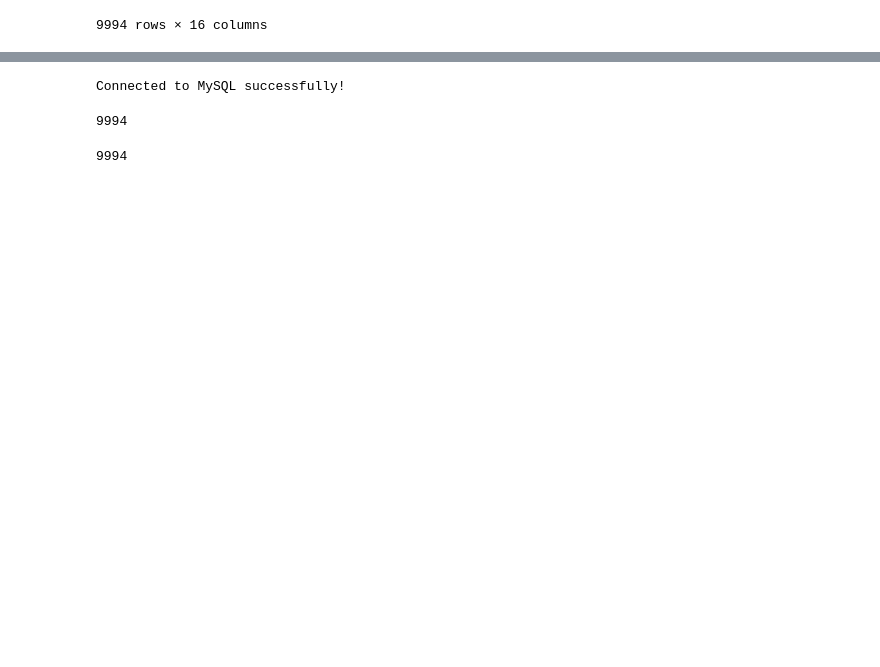
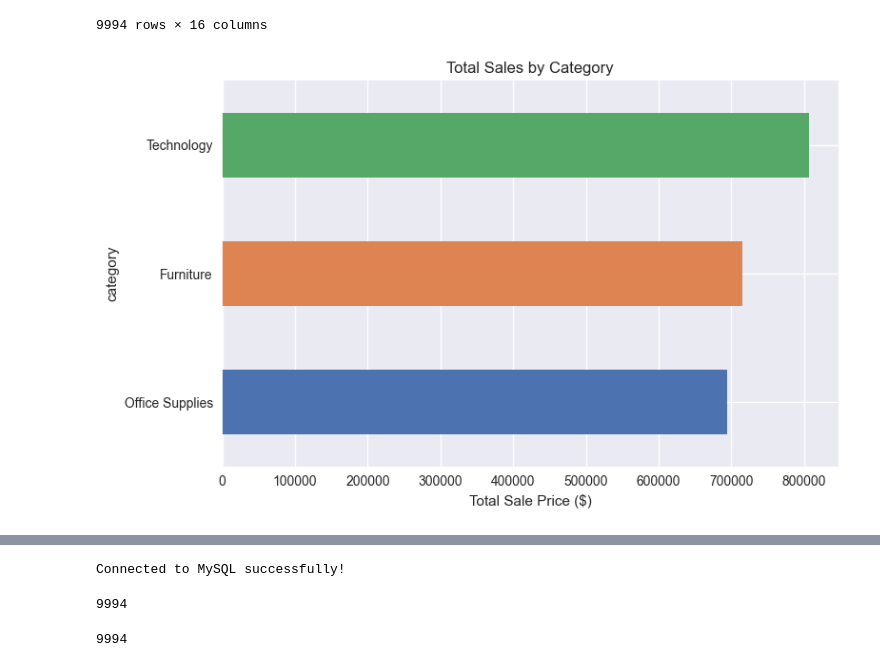
Before and after one commit to rajanshaky/sales-analytic-dashboard, a Jupyter notebook: main.ipynb, the cells around one changed output, grey strips where cells are left out. Cells and saved outputs as stored; diff of their text form; code cells hidden in the pictures; blank space fills up the shorter version.

Commit message:
added_visuals

```diff
--- a/main.ipynb
+++ b/main.ipynb
@@ -243,3 +237,22 @@ df
 | 9992 | 9993 | 2022-11-19 | Standard Class | Consumer | United States | Costa Mesa | California | 92627 | West | Office Supplies | ... |
 | 9993 | 9994 | 2022-07-17 | Second Class | Consumer | United States | Westminster | California | 92683 | West | Office Supplies | ... |
 9994 rows × 16 columns
+# %%
+import matplotlib.pyplot as plt
+import seaborn as sns
+import pandas as pd
+
+# Use a clean style
+plt.style.use('seaborn-v0_8')
+# %%
+category_sales = df.groupby('category')['sale_price'].sum().sort_values()
+
+plt.figure(figsize=(8,5))
+category_sales.plot(kind='barh', color=['#4C72B0','#DD8452','#55A868'])
+plt.title('Total Sales by Category')
+plt.xlabel('Total Sale Price ($)')
+plt.tight_layout()
+plt.savefig('sales_by_category.png', dpi=150, bbox_inches='tight')
+plt.show()
+# %% [output]
+[figure, added]
```
Also changed, not shown: parts of 17 cells of this notebook, 5 other files.
